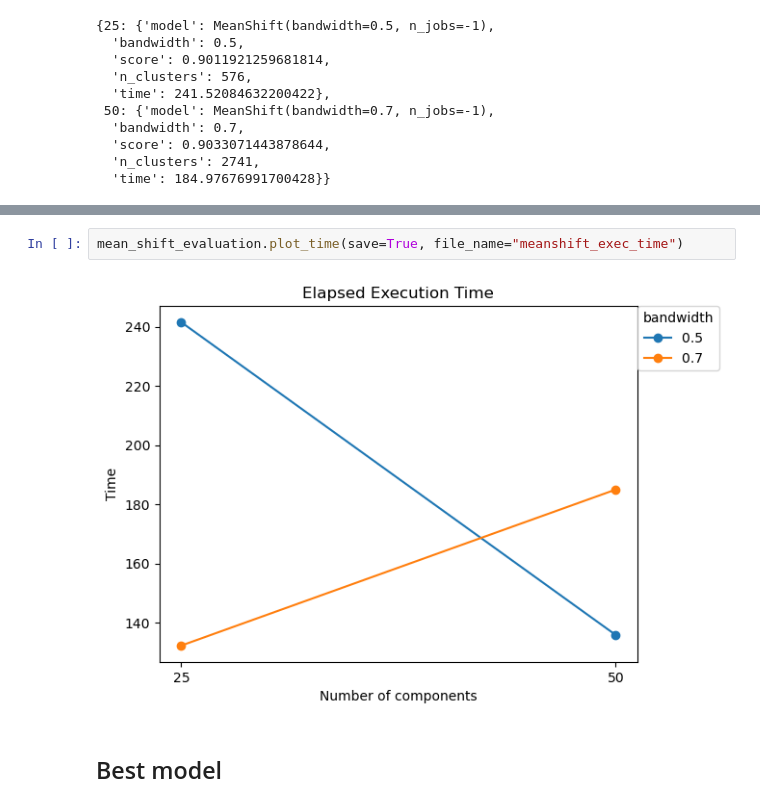
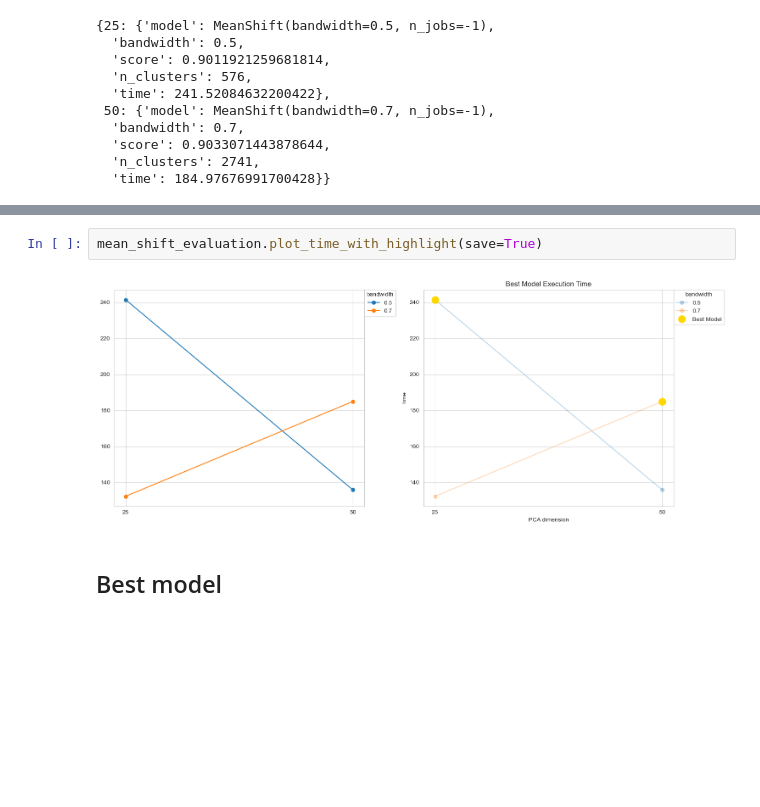
Before and after one commit to RuieX/clustering, a Jupyter notebook: src/notebooks/mean_shift.ipynb, the cells around one changed output, grey strips where cells are left out. Cells and saved outputs as stored; diff of their text form; blank space fills up the shorter version.

```diff
--- a/src/notebooks/mean_shift.ipynb
+++ b/src/notebooks/mean_shift.ipynb
@@ -96,7 +96,7 @@ mean_shift_evaluation.plot_n_clusters(save=True, file_name="meanshift_clusters")
 # %%
-mean_shift_evaluation.plot_time(save=True, file_name="meanshift_exec_time")
+mean_shift_evaluation.plot_time_with_highlight(save=True)
 # %% [output]
-[figure, old version]
+[figure, new version]
 # %% [markdown]
 ## Best model
 # %%
```
Also changed, not shown: parts of 2 cells of this notebook, 1 other file.
